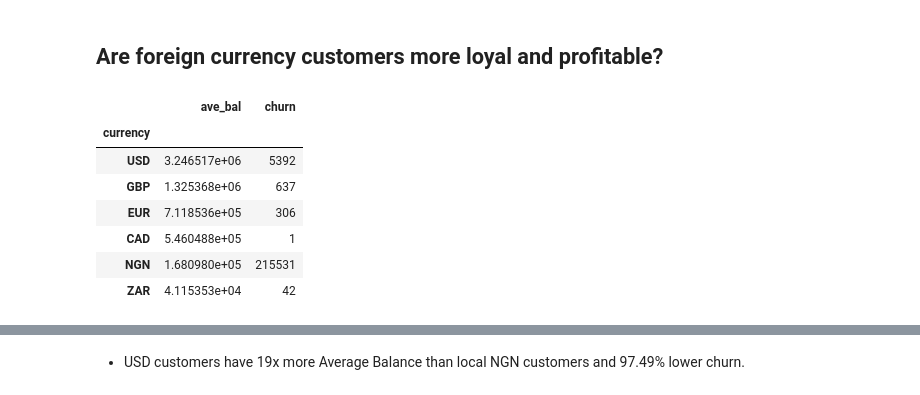
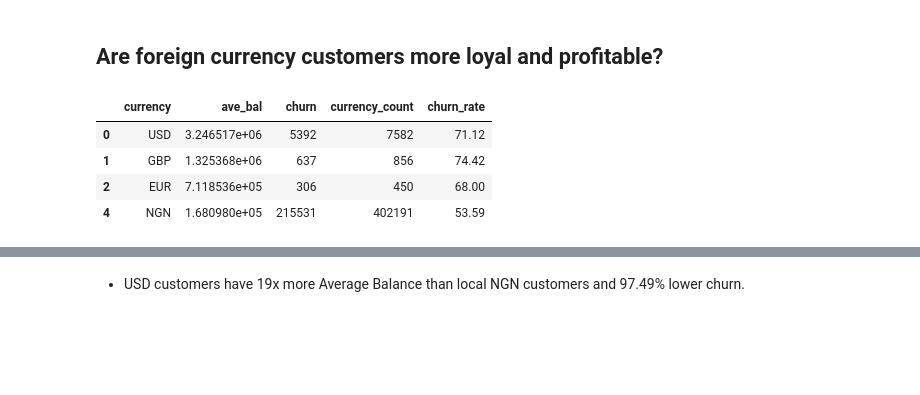
Before and after one commit to abhishektarun09/Bank-Customer-Churn-and-Retention-Analysis, a Jupyter notebook: notebooks/02_customer_churn_analysis.ipynb, the cells around one changed output, grey strips where cells are left out. Drawn from its saved outputs; the diff is of its cells as text; code cells hidden in the pictures; blank space fills up the shorter version.

```diff
--- a/notebooks/02_customer_churn_analysis.ipynb
+++ b/notebooks/02_customer_churn_analysis.ipynb
@@ -397,13 +491,22 @@ def format_dollars(value):
     else:
         return str(value)
 # %%
-df.groupby('currency').agg({'ave_bal':'mean', 'churn':'sum'}).sort_values('ave_bal', ascending=False)
+cur_ave_bal = (
+    df.groupby('currency')
+      .agg(
+          ave_bal=('ave_bal', 'mean'),
+          churn=('churn', 'sum'),
+          currency_count=('currency', 'count')
+      )
+      .sort_values('ave_bal', ascending=False)
+      .reset_index()
+)
+cur_ave_bal['churn_rate'] = round(cur_ave_bal['churn']/cur_ave_bal['currency_count']*100, 2)
+cur_ave_bal = cur_ave_bal[cur_ave_bal['currency_count'] > 400]
+cur_ave_bal
 # %% [output]
-|  | ave_bal | churn |
-| currency |  |  |
-| USD | 3.246517e+06 | 5392 |
-| GBP | 1.325368e+06 | 637 |
-| EUR | 7.118536e+05 | 306 |
-| CAD | 5.460488e+05 | 1 |
-| NGN | 1.680980e+05 | 215531 |
-| ZAR | 4.115353e+04 | 42 |
+|  | currency | ave_bal | churn | currency_count | churn_rate |
+| 0 | USD | 3.246517e+06 | 5392 | 7582 | 71.12 |
+| 1 | GBP | 1.325368e+06 | 637 | 856 | 74.42 |
+| 2 | EUR | 7.118536e+05 | 306 | 450 | 68.00 |
+| 4 | NGN | 1.680980e+05 | 215531 | 402191 | 53.59 |
```
Also changed, not shown: parts of 33 cells of this notebook.
